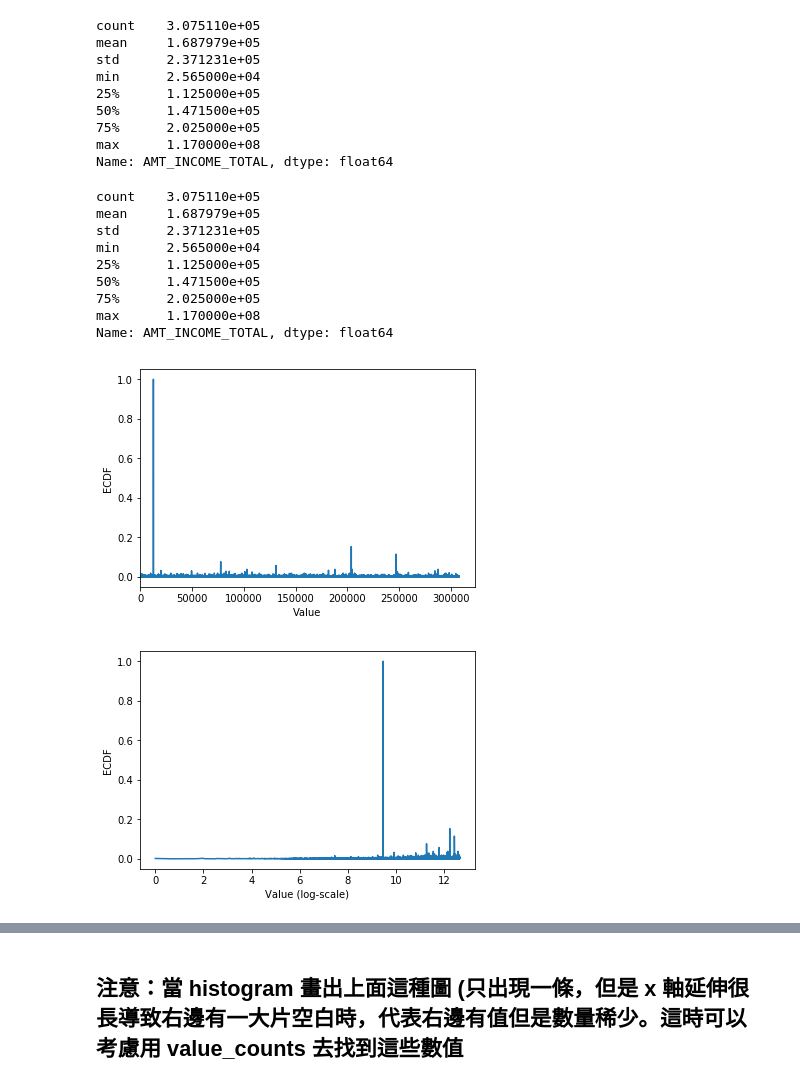
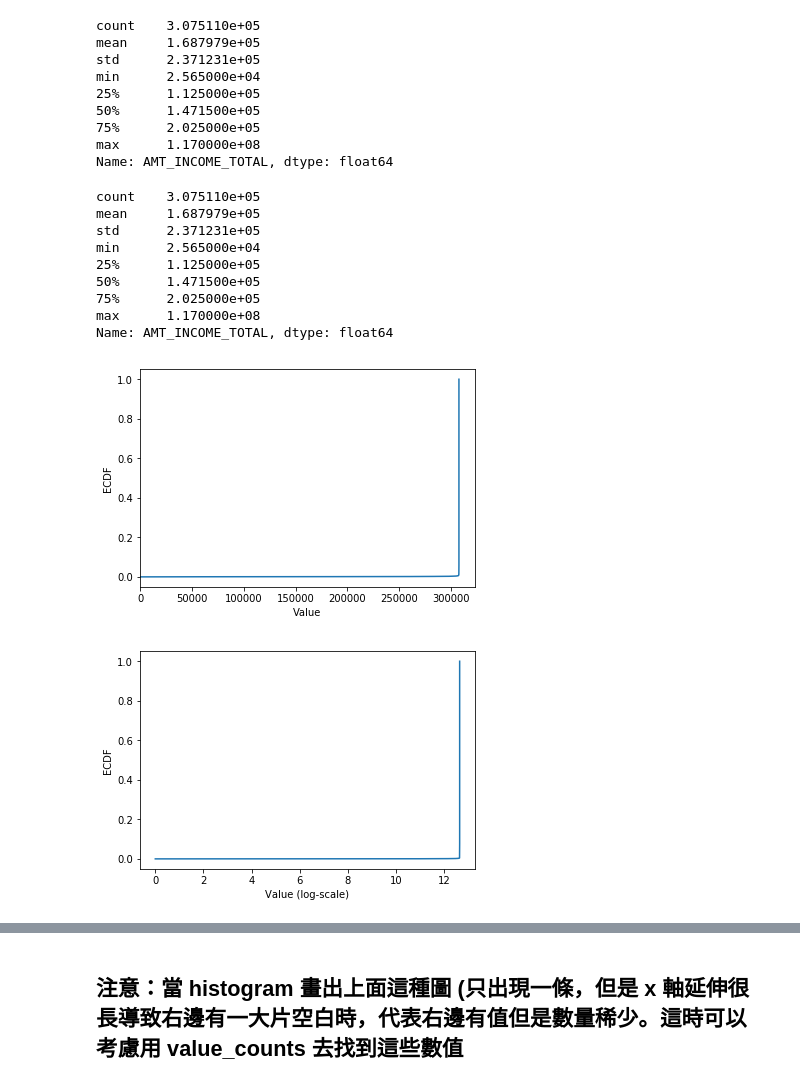
Before and after one commit to 500ken/3rd-ML100Days, a Jupyter notebook: homework/Day_009_HW.ipynb, the cells around one changed output, grey strips where cells are left out. Cells and saved outputs as stored; diff of their text form; code cells hidden in the pictures.

```diff
--- a/homework/Day_009_HW.ipynb
+++ b/homework/Day_009_HW.ipynb
@@ -125,37 +125,37 @@ print(app_train['AMT_INCOME_TOTAL'].describe())
 """
 YOUR CODE HERE
 """
-cdf = app_train['AMT_INCOME_TOTAL']
+cdf = app_train['AMT_INCOME_TOTAL'].sort_values().reset_index(drop = True)
 
 
 plt.plot(list(cdf.index), cdf/cdf.max())
 plt.xlabel('Value')
 plt.ylabel('ECDF')
 plt.xlim([cdf.index.min(), cdf.index.max() * 1.05]) # 限制顯示圖片的範圍
 plt.ylim([-0.05,1.05]) # 限制顯示圖片的範圍
 
 plt.show()
 
 # 改變 y 軸的 Scale, 讓我們可以正常檢視 ECDF
 plt.plot(np.log(list(cdf.index)), cdf/cdf.max())
 plt.xlabel('Value (log-scale)')
 plt.ylabel('ECDF')
 
 plt.ylim([-0.05,1.05]) # 限制顯示圖片的範圍
 
 plt.show()
 # %% [output]
 count    3.075110e+05
 mean     1.687979e+05
 std      2.371231e+05
 min      2.565000e+04
 25%      1.125000e+05
 50%      1.471500e+05
 75%      2.025000e+05
 max      1.170000e+08
 Name: AMT_INCOME_TOTAL, dtype: float64
-[figure, old version]
+[figure, new version]
-[figure, old version]
+[figure, new version]
 # %% [markdown]
 ## 補充：Normal dist 的 ECDF
 ![ecdf_normal](https://au.mathworks.com/help/examples/stats/win64/PlotEmpiricalCdfAndCompareWithSamplingDistributionExample_01.png)
```
Also changed, not shown: parts of 2 cells of this notebook.
